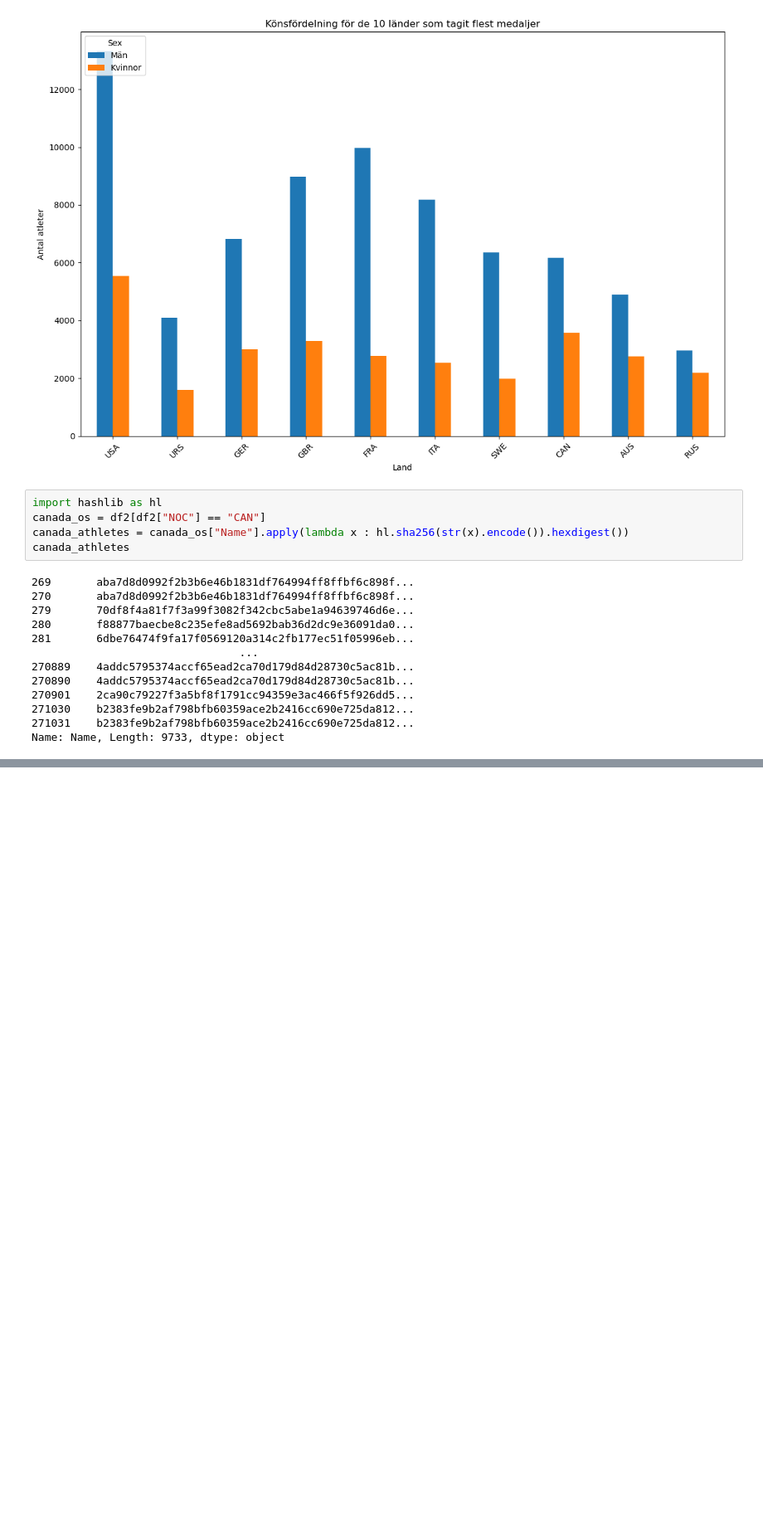
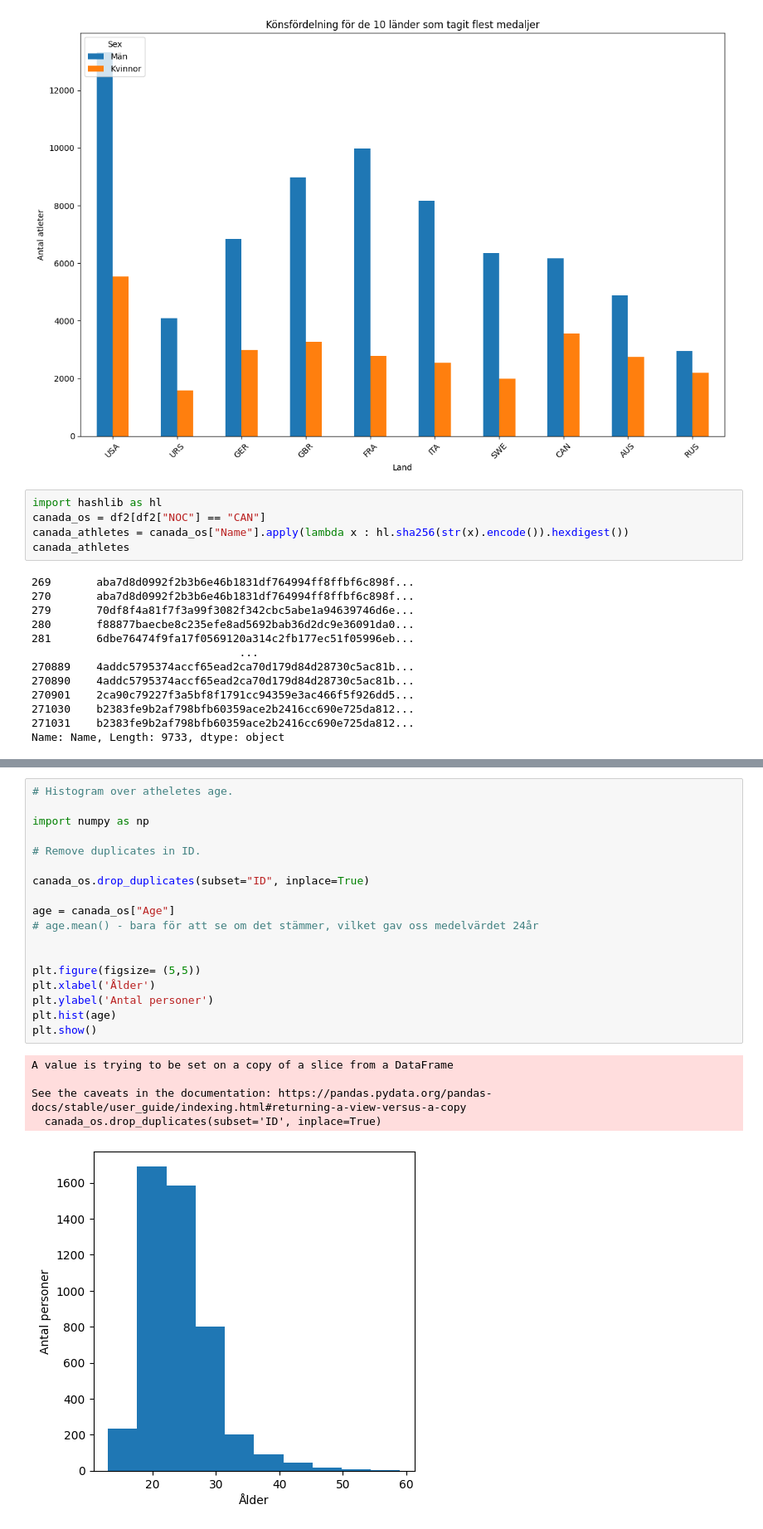
Before and after one commit to Granit-Nite/OS_KanadaNY, a Jupyter notebook: uppgiften.ipynb, the cells around one changed output, grey strips where cells are left out. Shown at 83% size. Drawn from its saved outputs; the diff is of its cells as text; blank space fills up the shorter version.

```diff
--- a/uppgiften.ipynb
+++ b/uppgiften.ipynb
@@ -200,0 +222,24 @@ plt.show()
+# %%
+# Histogram over atheletes age.
+
+import numpy as np
+
+# Remove duplicates in ID.
+
+canada_os.drop_duplicates(subset="ID", inplace=True)
+
+age = canada_os["Age"]
+# age.mean() - bara för att se om det stämmer, vilket gav oss medelvärdet 24år
+
+
+plt.figure(figsize= (5,5))
+plt.xlabel('Ålder')
+plt.ylabel('Antal personer')
+plt.hist(age)
+plt.show()
+# %% [output]
+A value is trying to be set on a copy of a slice from a DataFrame
+
+See the caveats in the documentation: https://pandas.pydata.org/pandas-docs/stable/user_guide/indexing.html#returning-a-view-versus-a-copy
+  canada_os.drop_duplicates(subset='ID', inplace=True)
+[figure, added]
```
Also changed, not shown: parts of 3 cells of this notebook.
